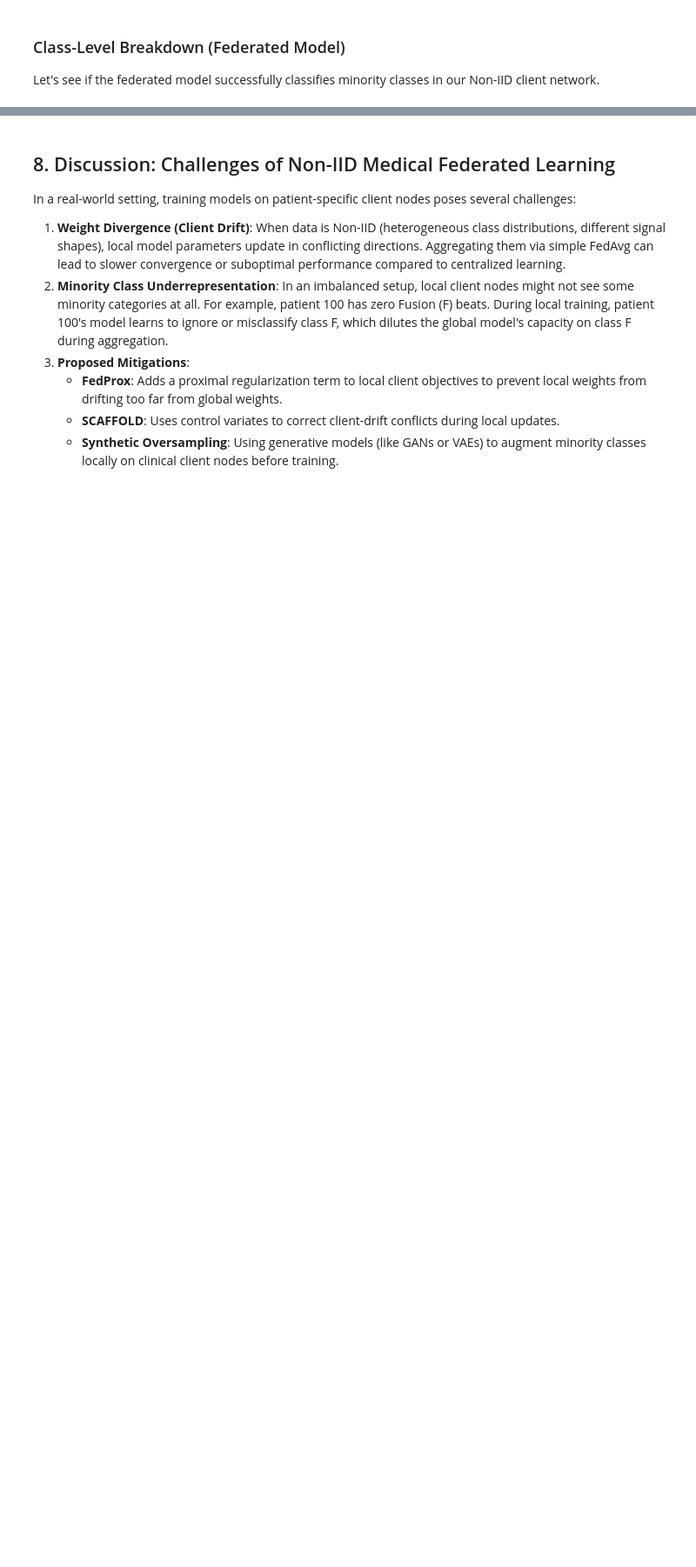
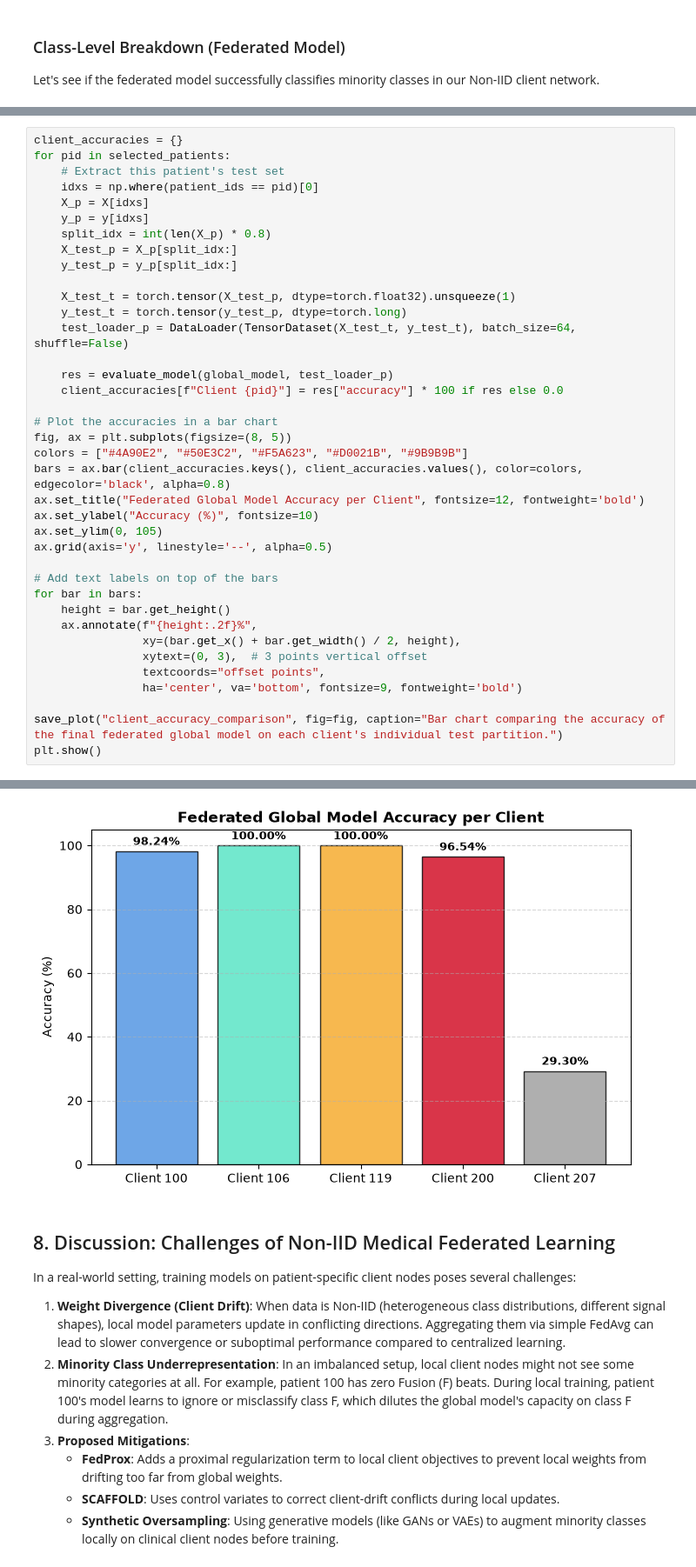
Before and after one commit to bernardbdas/mit-bih, a Jupyter notebook: notebooks/01-mit-bih-arrhythmia/04-federated-learning-simulation.ipynb, the cells around one changed output, grey strips where cells are left out. Shown at 87% size. Saved outputs shown, nothing was run; the diff lists cells and outputs as text; blank space fills up the shorter version.

```diff
--- a/notebooks/01-mit-bih-arrhythmia/04-federated-learning-simulation.ipynb
+++ b/notebooks/01-mit-bih-arrhythmia/04-federated-learning-simulation.ipynb
@@ -247,0 +292,39 @@ weighted avg       0.84      0.87      0.85      2151
+# %%
+client_accuracies = {}
+for pid in selected_patients:
+    # Extract this patient's test set
+    idxs = np.where(patient_ids == pid)[0]
+    X_p = X[idxs]
+    y_p = y[idxs]
+    split_idx = int(len(X_p) * 0.8)
+    X_test_p = X_p[split_idx:]
+    y_test_p = y_p[split_idx:]
+
+    X_test_t = torch.tensor(X_test_p, dtype=torch.float32).unsqueeze(1)
+    y_test_t = torch.tensor(y_test_p, dtype=torch.long)
+    test_loader_p = DataLoader(TensorDataset(X_test_t, y_test_t), batch_size=64, shuffle=False)
+
+    res = evaluate_model(global_model, test_loader_p)
+    client_accuracies[f"Client {pid}"] = res["accuracy"] * 100 if res else 0.0
+
+# Plot the accuracies in a bar chart
+fig, ax = plt.subplots(figsize=(8, 5))
+colors = ["#4A90E2", "#50E3C2", "#F5A623", "#D0021B", "#9B9B9B"]
+bars = ax.bar(client_accuracies.keys(), client_accuracies.values(), color=colors, edgecolor='black', alpha=0.8)
+ax.set_title("Federated Global Model Accuracy per Client", fontsize=12, fontweight='bold')
+ax.set_ylabel("Accuracy (%)", fontsize=10)
+ax.set_ylim(0, 105)
+ax.grid(axis='y', linestyle='--', alpha=0.5)
+
+# Add text labels on top of the bars
+for bar in bars:
+    height = bar.get_height()
+    ax.annotate(f"{height:.2f}%",
+                xy=(bar.get_x() + bar.get_width() / 2, height),
+                xytext=(0, 3),  # 3 points vertical offset
+                textcoords="offset points",
+                ha='center', va='bottom', fontsize=9, fontweight='bold')
+
+save_plot("client_accuracy_comparison", fig=fig, caption="Bar chart comparing the accuracy of the final federated global model on each client's individual test partition.")
+plt.show()
+# %% [output]
@@ -248,3 +333,4 @@ weighted avg       0.84      0.87      0.85      2151
+[figure, added]
 # %% [markdown]
 ## 8. Discussion: Challenges of Non-IID Medical Federated Learning
 
```
Also changed, not shown: parts of 11 cells of this notebook, 29 other files.
